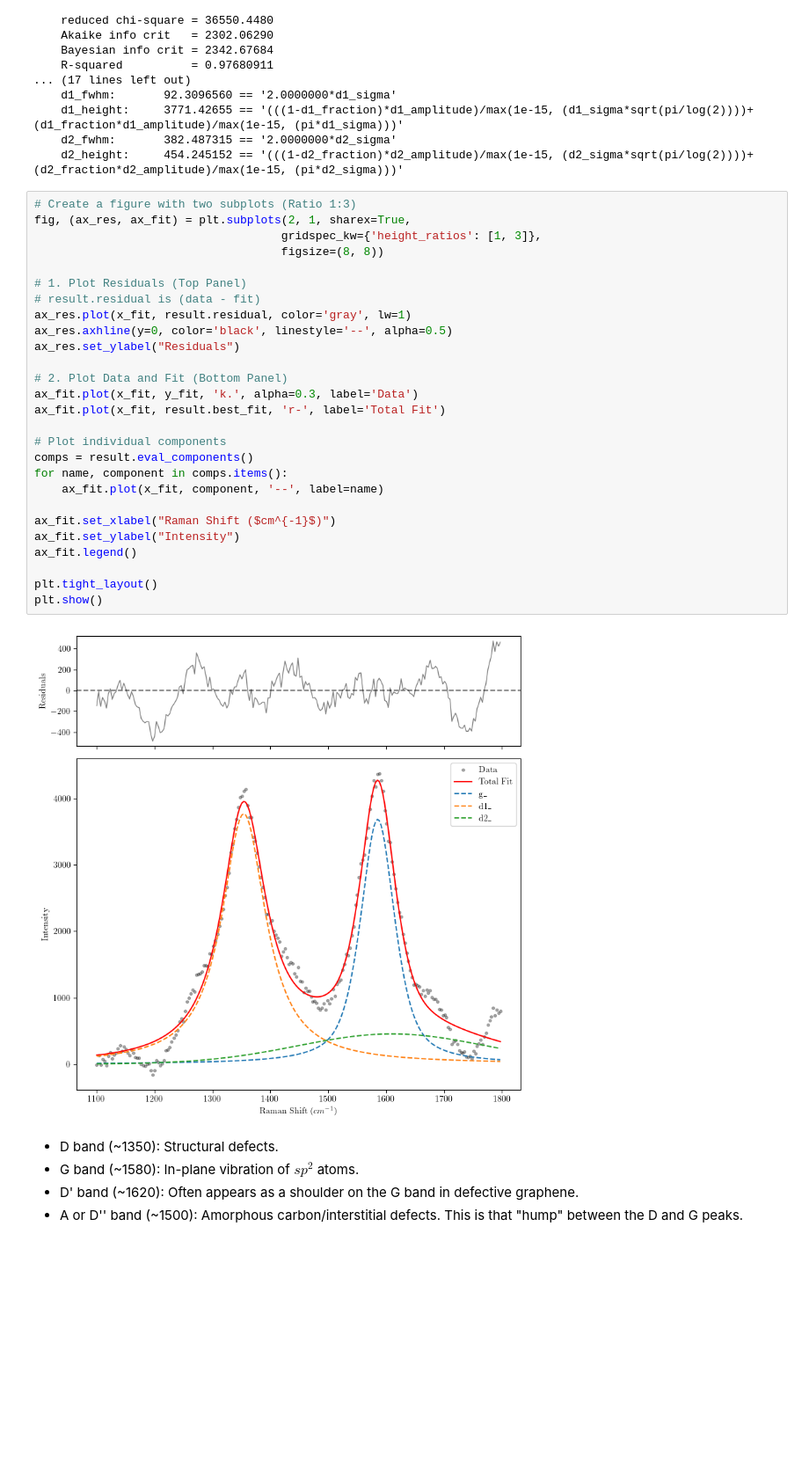
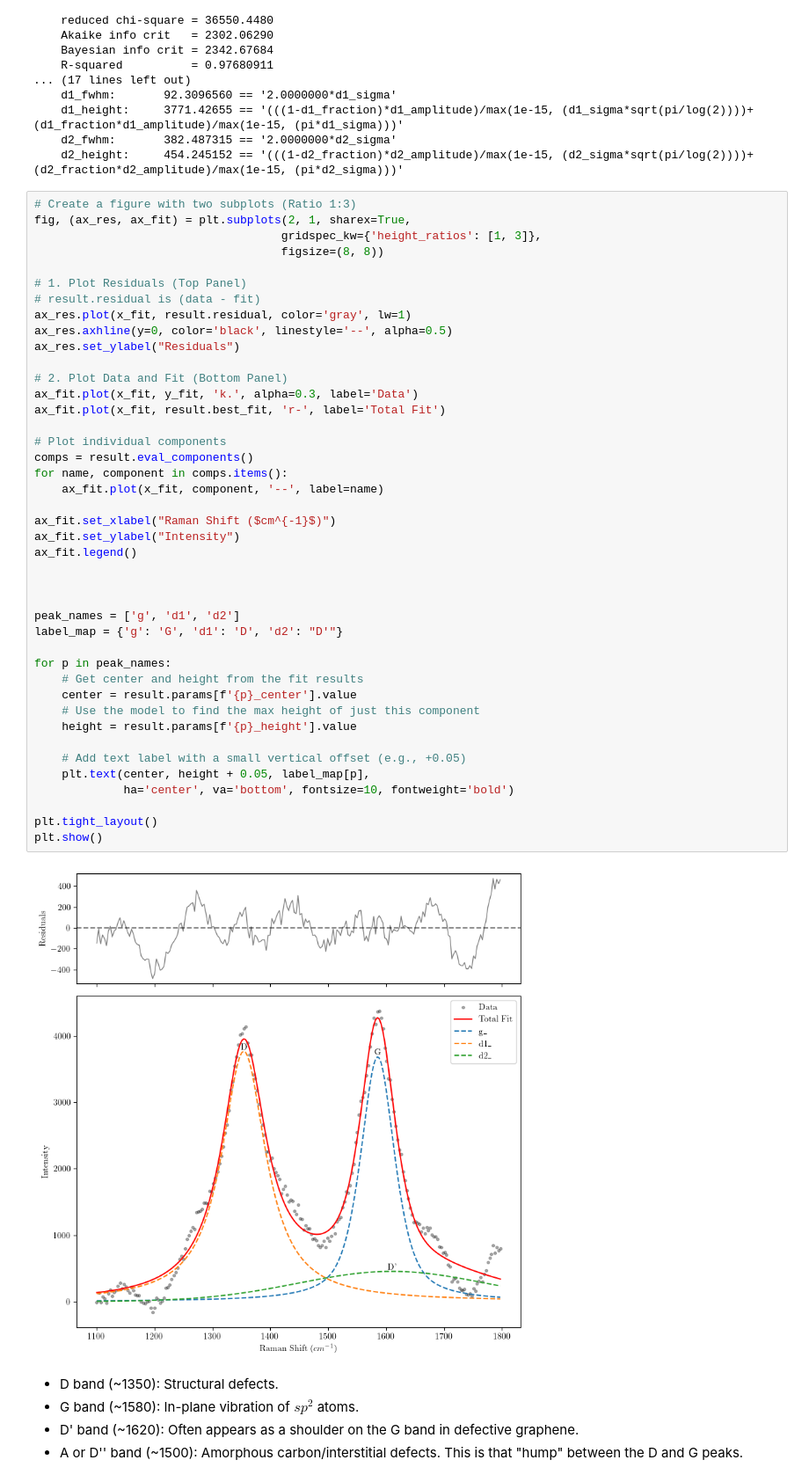
Before and after one commit to XXLutz13/Master_data, a Jupyter notebook: Raman/Ni2Si_foront_side.ipynb, the cells around one changed output. Shown at 88% size. Drawn from its saved outputs; the diff is of its cells as text; blank space fills up the shorter version.

Commit message:
workin on raman plots

```diff
--- a/Raman/Ni2Si_foront_side.ipynb
+++ b/Raman/Ni2Si_foront_side.ipynb
@@ -145,32 +145,47 @@ print(result.fit_report())
 # %%
 # Create a figure with two subplots (Ratio 1:3)
 fig, (ax_res, ax_fit) = plt.subplots(2, 1, sharex=True,
                                     gridspec_kw={'height_ratios': [1, 3]},
                                     figsize=(8, 8))
 
 # 1. Plot Residuals (Top Panel)
 # result.residual is (data - fit)
 ax_res.plot(x_fit, result.residual, color='gray', lw=1)
 ax_res.axhline(y=0, color='black', linestyle='--', alpha=0.5)
 ax_res.set_ylabel("Residuals")
 
 # 2. Plot Data and Fit (Bottom Panel)
 ax_fit.plot(x_fit, y_fit, 'k.', alpha=0.3, label='Data')
 ax_fit.plot(x_fit, result.best_fit, 'r-', label='Total Fit')
 
 # Plot individual components
 comps = result.eval_components()
 for name, component in comps.items():
     ax_fit.plot(x_fit, component, '--', label=name)
 
 ax_fit.set_xlabel("Raman Shift ($cm^{-1}$)")
 ax_fit.set_ylabel("Intensity")
 ax_fit.legend()
 
+
+
+peak_names = ['g', 'd1', 'd2']
+label_map = {'g': 'G', 'd1': 'D', 'd2': "D'"}
+
+for p in peak_names:
+    # Get center and height from the fit results
+    center = result.params[f'{p}_center'].value
+    # Use the model to find the max height of just this component
+    height = result.params[f'{p}_height'].value
+
+    # Add text label with a small vertical offset (e.g., +0.05)
+    plt.text(center, height + 0.05, label_map[p],
+             ha='center', va='bottom', fontsize=10, fontweight='bold')
+
 plt.tight_layout()
 plt.show()
 # %% [output]
-[figure, old version]
+[figure, new version]
 # %% [markdown]
 - D band (~1350): Structural defects.
 - G band (~1580): In-plane vibration of $sp^2$ atoms.
```
Also changed, not shown: parts of 5 cells of this notebook.
